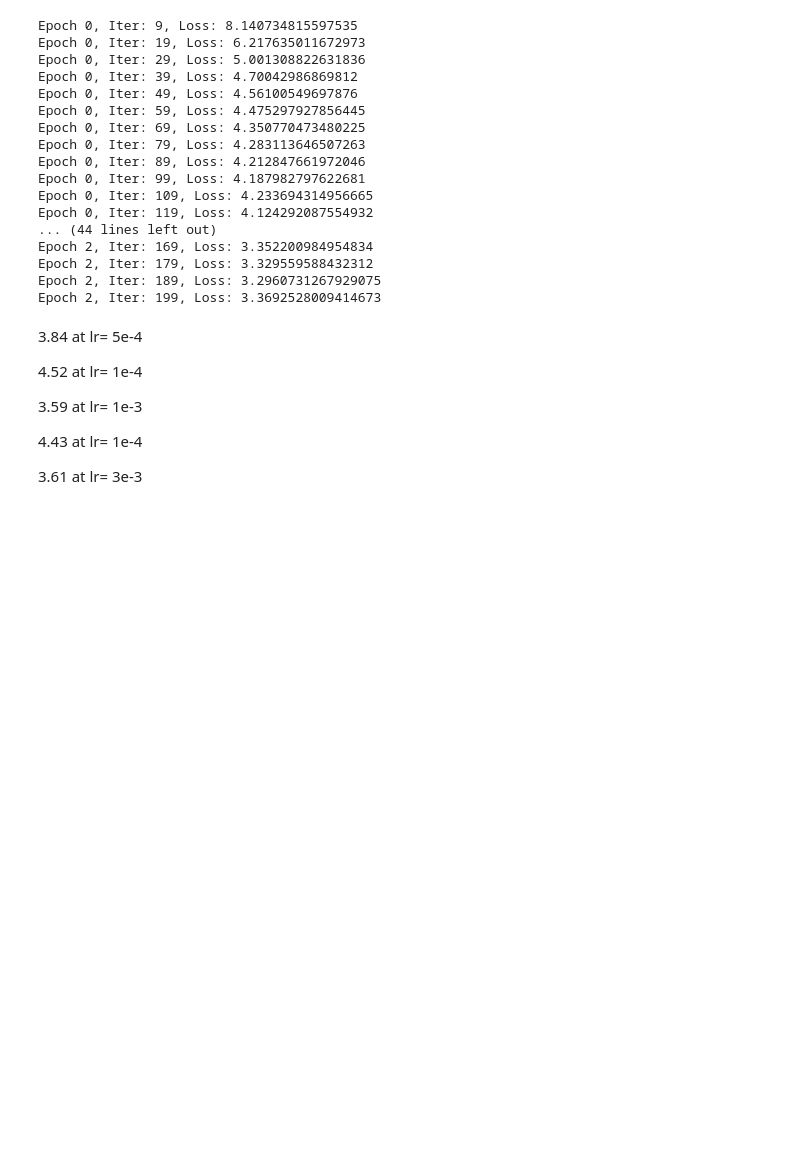
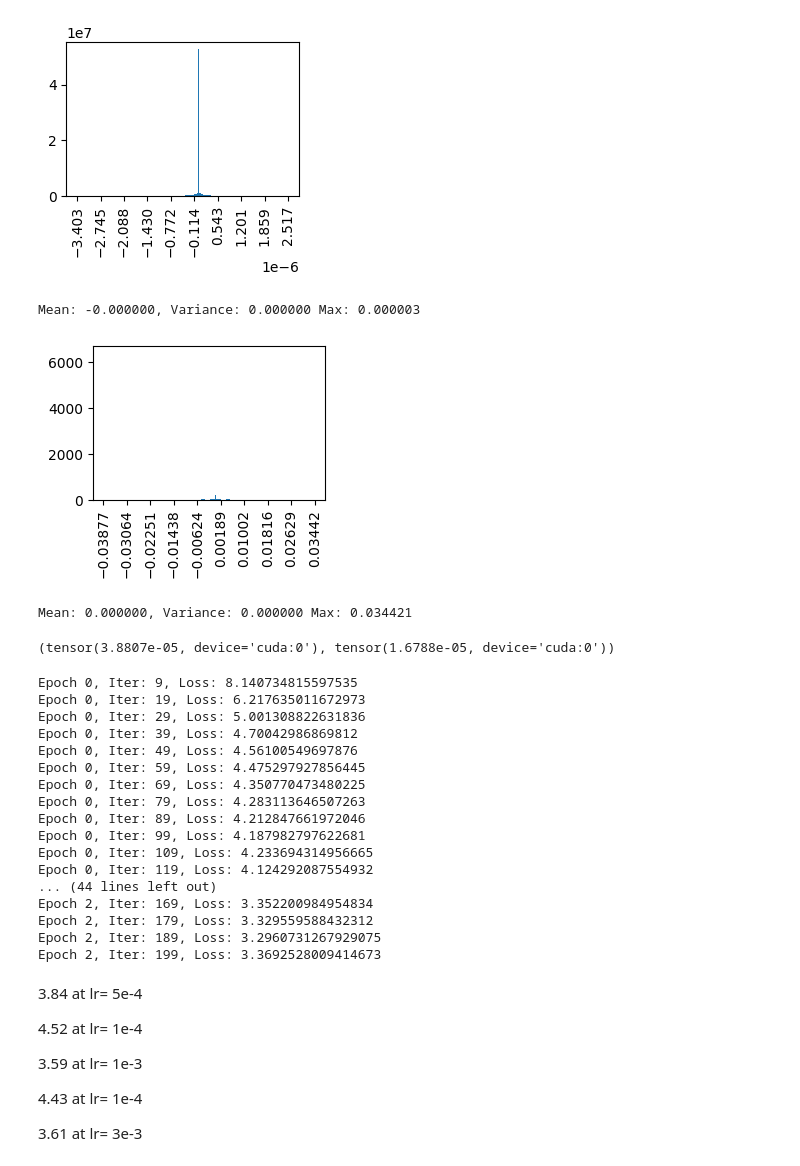
Before and after one commit to anm-ol/LearningDeep, a Jupyter notebook: imagecapv0.1.1.ipynb, the cells around one changed output. Saved outputs shown, nothing was run; the diff lists cells and outputs as text; code cells hidden in the pictures; blank space fills up the shorter version.

```diff
--- a/imagecapv0.1.1.ipynb
+++ b/imagecapv0.1.1.ipynb
@@ -366,3 +400,31 @@ train_model_batch(cnn, rnnmodel, batch, captions, num_iter=200, lr=1e-3, batch_s
+# %%
+def view_weights(weights):
+    weights = weights.view(-1).cpu()
+    plt.figure(figsize=(3, 2))
+    plt.hist((weights).detach().numpy(), bins=500,density=True)  # Increase the number of bins
+    ticks = np.linspace(weights.min().item(), weights.max().item(), num=10)
+    plt.xticks(ticks, rotation=90)
+    plt.show()
+    mean = torch.mean(weights)
+    variance = torch.var(weights)
+    max = torch.max(weights)
+    print(f'Mean: {mean:.6f}, Variance: {variance:.6f}', f'Max: {max:.6f}')
+
+
+view_weights(cnn.fc1.weight.grad)
+#view_weights(rnnmodel.rnn.all_weights[0][3].grad)
+view_weights(rnnmodel.final.weight.grad)
+# %% [output]
+[figure, added]
+Mean: -0.000000, Variance: 0.000000 Max: 0.000003
+[figure, added]
+Mean: 0.000000, Variance: 0.000000 Max: 0.034421
+# %%
+mean = torch.mean(rnnmodel.rnn.all_weights[0][0].grad)
+variance = torch.var(rnnmodel.rnn.all_weights[0][0].grad)
+mean, variance
+# %% [output]
+(tensor(3.8807e-05, device='cuda:0'), tensor(1.6788e-05, device='cuda:0'))
 # %%
 train_model_batch(cnn, rnnmodel, batch, captions, num_iter=200, lr=1e-3, batch_size=32, epochs=3)
 # %% [output]
```
Also changed, not shown: parts of 10 cells of this notebook, 4 other files.
